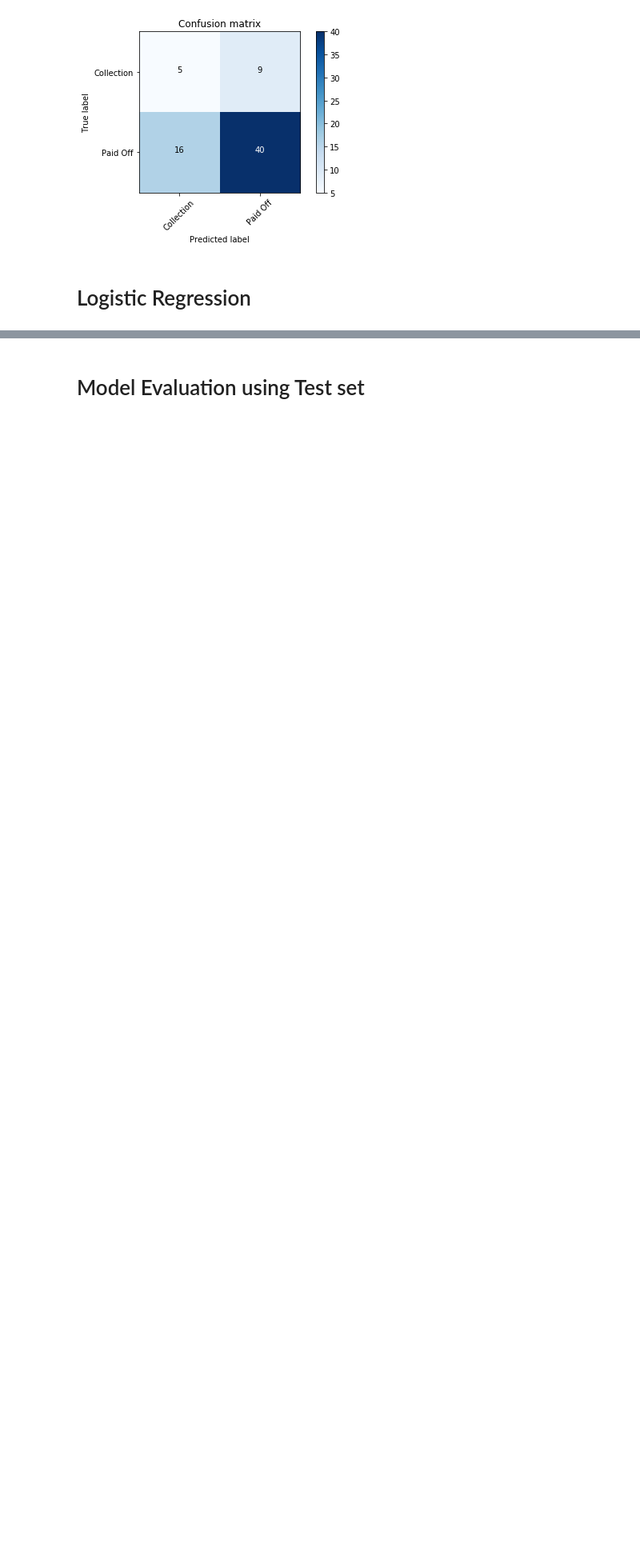
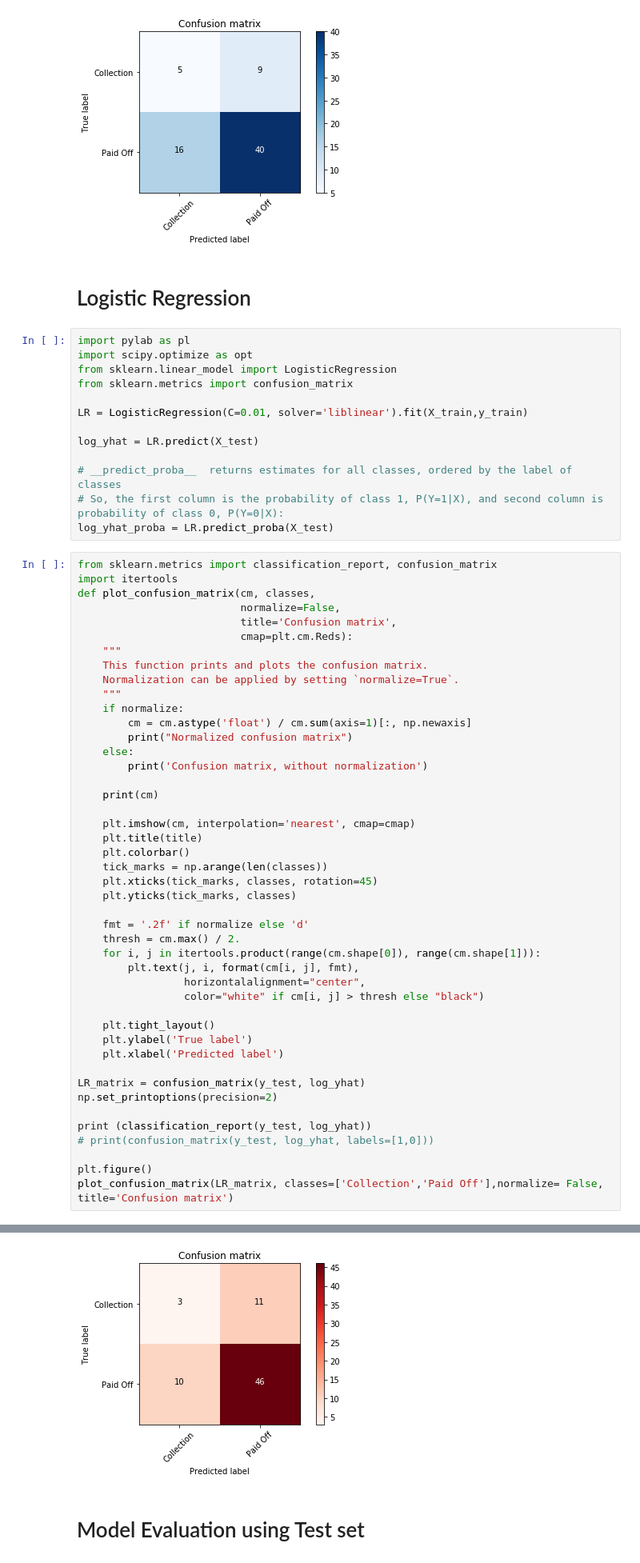
Before and after one commit to jbizzlefoshizzle/ML_Classifier_Comparison, a Jupyter notebook: Classifier Comparisons.ipynb, the cells around one changed output, grey strips where cells are left out. Shown at 80% size. Saved outputs shown, nothing was run; the diff lists cells and outputs as text; blank space fills up the shorter version.

```diff
--- a/Classifier Comparisons.ipynb
+++ b/Classifier Comparisons.ipynb
@@ -526,3 +526,62 @@ Confusion matrix, without normalization
 [figure]
 # %% [markdown]
 # Logistic Regression
+# %%
+import pylab as pl
+import scipy.optimize as opt
+from sklearn.linear_model import LogisticRegression
+from sklearn.metrics import confusion_matrix
+
+LR = LogisticRegression(C=0.01, solver='liblinear').fit(X_train,y_train)
+
+log_yhat = LR.predict(X_test)
+
+# __predict_proba__  returns estimates for all classes, ordered by the label of classes
+# So, the first column is the probability of class 1, P(Y=1|X), and second column is probability of class 0, P(Y=0|X):
+log_yhat_proba = LR.predict_proba(X_test)
+# %%
+from sklearn.metrics import classification_report, confusion_matrix
+import itertools
+def plot_confusion_matrix(cm, classes,
+                          normalize=False,
+                          title='Confusion matrix',
+                          cmap=plt.cm.Reds):
+    """
+    This function prints and plots the confusion matrix.
+    Normalization can be applied by setting `normalize=True`.
+    """
+    if normalize:
+        cm = cm.astype('float') / cm.sum(axis=1)[:, np.newaxis]
+        print("Normalized confusion matrix")
+    else:
+        print('Confusion matrix, without normalization')
+
+    print(cm)
+
+    plt.imshow(cm, interpolation='nearest', cmap=cmap)
+    plt.title(title)
+    plt.colorbar()
+    tick_marks = np.arange(len(classes))
+    plt.xticks(tick_marks, classes, rotation=45)
+    plt.yticks(tick_marks, classes)
+
+    fmt = '.2f' if normalize else 'd'
+    thresh = cm.max() / 2.
+    for i, j in itertools.product(range(cm.shape[0]), range(cm.shape[1])):
+        plt.text(j, i, format(cm[i, j], fmt),
+                 horizontalalignment="center",
+                 color="white" if cm[i, j] > thresh else "black")
+
+    plt.tight_layout()
+    plt.ylabel('True label')
+    plt.xlabel('Predicted label')
+
+LR_matrix = confusion_matrix(y_test, log_yhat)
+np.set_printoptions(precision=2)
+
+print (classification_report(y_test, log_yhat))
+# print(confusion_matrix(y_test, log_yhat, labels=[1,0]))
+
+plt.figure()
+plot_confusion_matrix(LR_matrix, classes=['Collection','Paid Off'],normalize= False,  title='Confusion matrix')
+# %% [output]
@@ -529,3 +600,4 @@ Confusion matrix, without normalization
+[figure, added]
 # %% [markdown]
 # Model Evaluation using Test set
 # %%
```
Also changed, not shown: parts of 7 cells of this notebook.
